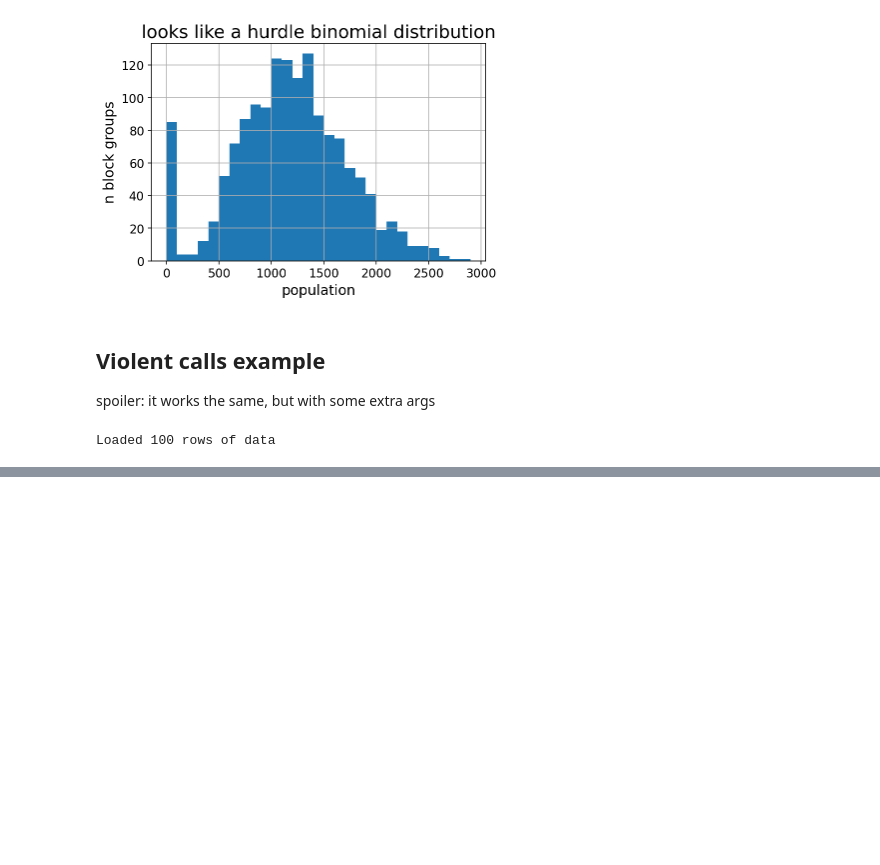
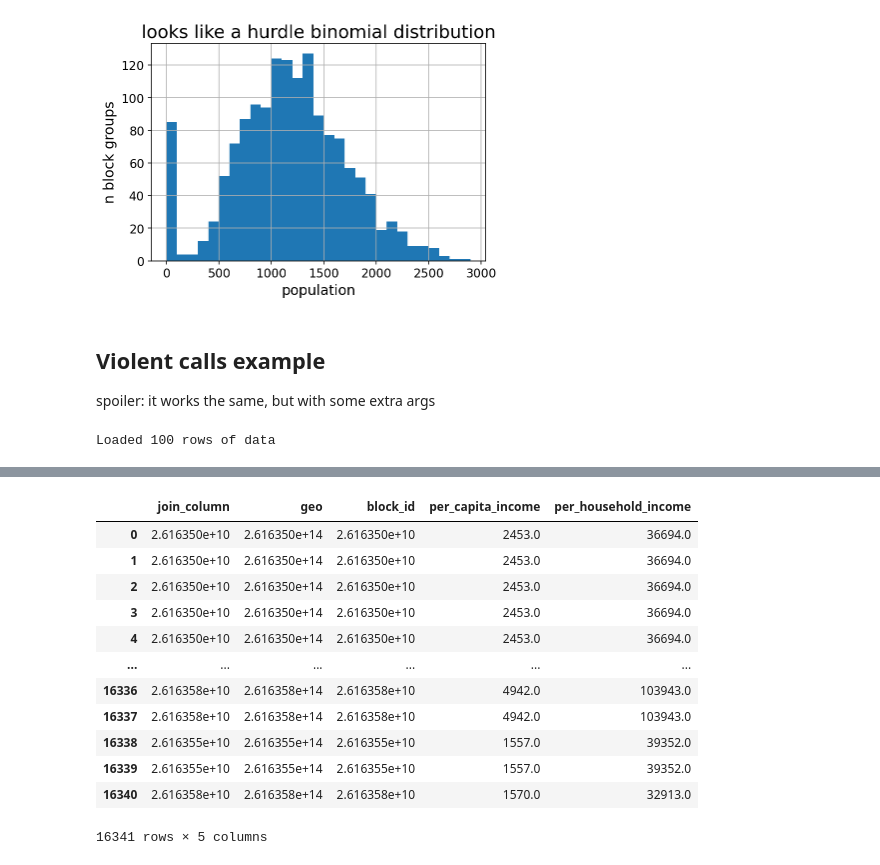
Before and after one commit to ahakso/detroit, a Jupyter notebook: tutorial_feature_constructor.ipynb, the cells around one changed output, grey strips where cells are left out. Cells and saved outputs as stored; diff of their text form; code cells hidden in the pictures; blank space fills up the shorter version.

```diff
--- a/tutorial_feature_constructor.ipynb
+++ b/tutorial_feature_constructor.ipynb
@@ -121,0 +170,3 @@ call_feat.open_data_url('source')
+# %%
+with_geo = self.assign_geo_column(target_geo_grain)
+blocks = get_detroit_census_blocks(self.decennial_census_year, './')
@@ -121,0 +193,26 @@ call_feat.open_data_url('source')
+# %%
+(
+                blocks.loc[:, ["block_id"]]
+                .assign(join_column=lambda x: x.block_id // 10 ** (n_chars_from_block_to_min))
+#                 .drop_duplicates(subset=["join_column"])
+                .assign(geo=lambda x: x.block_id // 10 ** (n_chars_from_block_to_target))
+                .drop(columns=["block_id"])
+                .merge(self.clean_data, left_on="join_column", right_on="block_id")
+#                 .drop(columns=["join_column"])
+#                 .drop_duplicates(subset=["geo"])
+#                 .astype({"geo": float})
+            )
+# %% [output]
+|  | join_column | geo | block_id | per_capita_income | per_household_income |
+| 0 | 2.616350e+10 | 2.616350e+14 | 2.616350e+10 | 2453.0 | 36694.0 |
+| 1 | 2.616350e+10 | 2.616350e+14 | 2.616350e+10 | 2453.0 | 36694.0 |
+| 2 | 2.616350e+10 | 2.616350e+14 | 2.616350e+10 | 2453.0 | 36694.0 |
+| 3 | 2.616350e+10 | 2.616350e+14 | 2.616350e+10 | 2453.0 | 36694.0 |
+| 4 | 2.616350e+10 | 2.616350e+14 | 2.616350e+10 | 2453.0 | 36694.0 |
+| ... | ... | ... | ... | ... | ... |
+| 16336 | 2.616358e+10 | 2.616358e+14 | 2.616358e+10 | 4942.0 | 103943.0 |
+| 16337 | 2.616358e+10 | 2.616358e+14 | 2.616358e+10 | 4942.0 | 103943.0 |
+| 16338 | 2.616355e+10 | 2.616355e+14 | 2.616355e+10 | 1557.0 | 39352.0 |
+| 16339 | 2.616355e+10 | 2.616355e+14 | 2.616355e+10 | 1557.0 | 39352.0 |
+| 16340 | 2.616358e+10 | 2.616358e+14 | 2.616358e+10 | 1570.0 | 32913.0 |
+16341 rows × 5 columns
```
Also changed, not shown: parts of 29 cells of this notebook.
